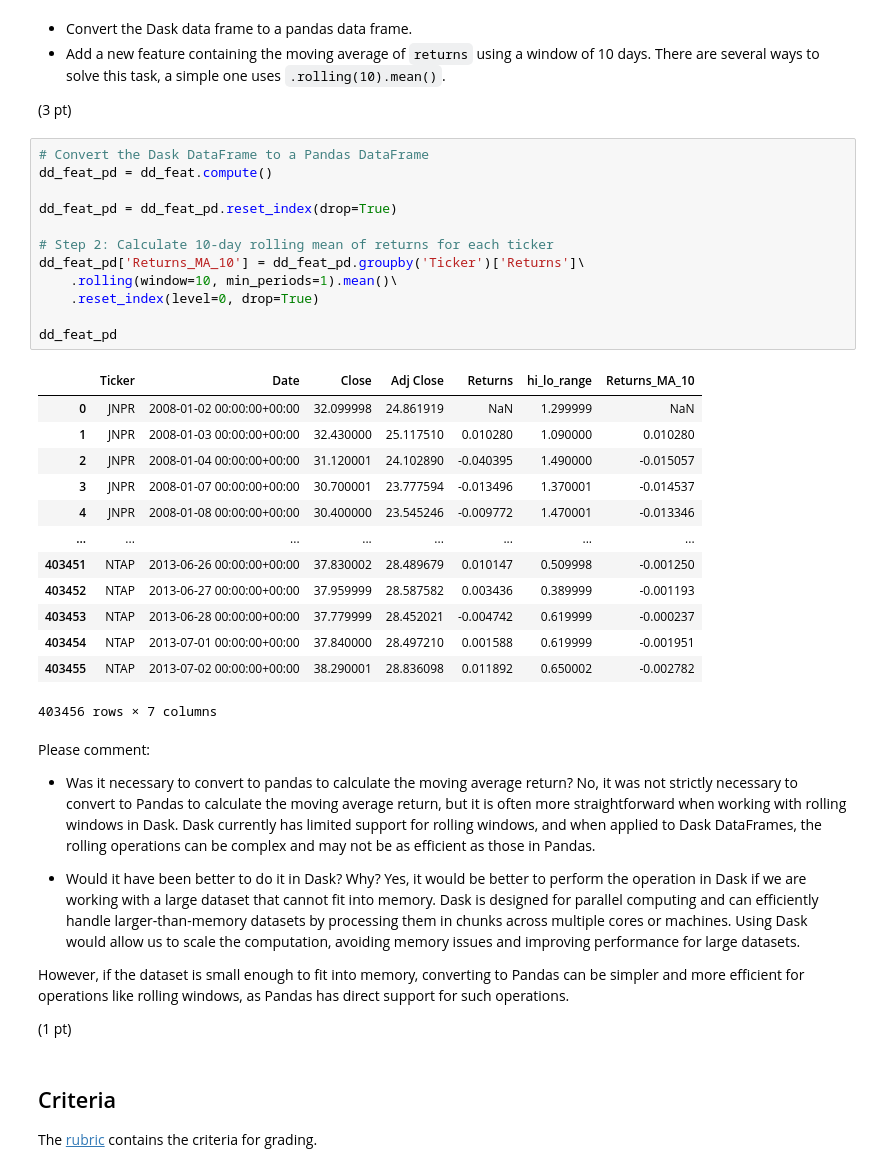
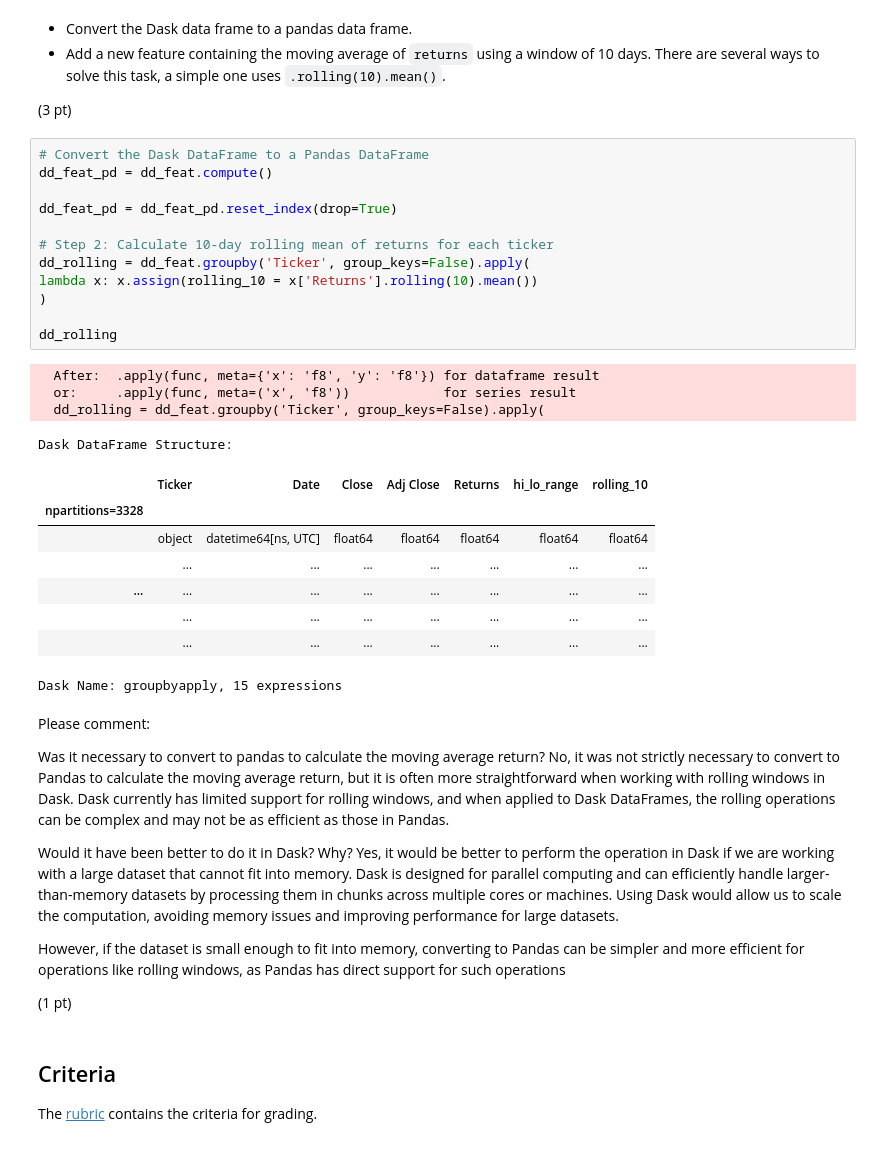
Before and after one commit to Pavandeep93/production, a Jupyter notebook: 02_activities/assignments/assignment_1.ipynb, the cells around one changed output. Cells and saved outputs as stored; diff of their text form.

Commit message:
Rolling average issue fixed

```diff
--- a/02_activities/assignments/assignment_1.ipynb
+++ b/02_activities/assignments/assignment_1.ipynb
@@ -116,39 +113,36 @@ Dask Name: getitem, 14 expressions
 # %%
 # Convert the Dask DataFrame to a Pandas DataFrame
 dd_feat_pd = dd_feat.compute()
 
 dd_feat_pd = dd_feat_pd.reset_index(drop=True)
 
 # Step 2: Calculate 10-day rolling mean of returns for each ticker
-dd_feat_pd['Returns_MA_10'] = dd_feat_pd.groupby('Ticker')['Returns']\
-    .rolling(window=10, min_periods=1).mean()\
-    .reset_index(level=0, drop=True)
+dd_rolling = dd_feat.groupby('Ticker', group_keys=False).apply(
+lambda x: x.assign(rolling_10 = x['Returns'].rolling(10).mean())
+)
 
-dd_feat_pd
+dd_rolling
 # %% [output]
+  After:  .apply(func, meta={'x': 'f8', 'y': 'f8'}) for dataframe result
+  or:     .apply(func, meta=('x', 'f8'))            for series result
+  dd_rolling = dd_feat.groupby('Ticker', group_keys=False).apply(
+Dask DataFrame Structure:
-|  | Ticker | Date | Close | Adj Close | Returns | hi_lo_range | Returns_MA_10 |
-| 0 | JNPR | 2008-01-02 00:00:00+00:00 | 32.099998 | 24.861919 | NaN | 1.299999 | NaN |
-| 1 | JNPR | 2008-01-03 00:00:00+00:00 | 32.430000 | 25.117510 | 0.010280 | 1.090000 | 0.010280 |
-| 2 | JNPR | 2008-01-04 00:00:00+00:00 | 31.120001 | 24.102890 | -0.040395 | 1.490000 | -0.015057 |
-| 3 | JNPR | 2008-01-07 00:00:00+00:00 | 30.700001 | 23.777594 | -0.013496 | 1.370001 | -0.014537 |
-| 4 | JNPR | 2008-01-08 00:00:00+00:00 | 30.400000 | 23.545246 | -0.009772 | 1.470001 | -0.013346 |
+|  | Ticker | Date | Close | Adj Close | Returns | hi_lo_range | rolling_10 |
+| npartitions=3328 |  |  |  |  |  |  |  |
+|  | object | datetime64[ns, UTC] | float64 | float64 | float64 | float64 | float64 |
+|  | ... | ... | ... | ... | ... | ... | ... |
 | ... | ... | ... | ... | ... | ... | ... | ... |
-| 403451 | NTAP | 2013-06-26 00:00:00+00:00 | 37.830002 | 28.489679 | 0.010147 | 0.509998 | -0.001250 |
-| 403452 | NTAP | 2013-06-27 00:00:00+00:00 | 37.959999 | 28.587582 | 0.003436 | 0.389999 | -0.001193 |
-| 403453 | NTAP | 2013-06-28 00:00:00+00:00 | 37.779999 | 28.452021 | -0.004742 | 0.619999 | -0.000237 |
-| 403454 | NTAP | 2013-07-01 00:00:00+00:00 | 37.840000 | 28.497210 | 0.001588 | 0.619999 | -0.001951 |
-| 403455 | NTAP | 2013-07-02 00:00:00+00:00 | 38.290001 | 28.836098 | 0.011892 | 0.650002 | -0.002782 |
+|  | ... | ... | ... | ... | ... | ... | ... |
+|  | ... | ... | ... | ... | ... | ... | ... |
-403456 rows × 7 columns
+Dask Name: groupbyapply, 15 expressions
 # %% [markdown]
 Please comment:
 
-+ Was it necessary to convert to pandas to calculate the moving average return?
-No, it was not strictly necessary to convert to Pandas to calculate the moving average return, but it is often more straightforward when working with rolling windows in Dask. Dask currently has limited support for rolling windows, and when applied to Dask DataFrames, the rolling operations can be complex and may not be as efficient as those in Pandas.
+Was it necessary to convert to pandas to calculate the moving average return? No, it was not strictly necessary to convert to Pandas to calculate the moving average return, but it is often more straightforward when working with rolling windows in Dask. Dask currently has limited support for rolling windows, and when applied to Dask DataFrames, the rolling operations can be complex and may not be as efficient as those in Pandas.
 
-+ Would it have been better to do it in Dask? Why?
-Yes, it would be better to perform the operation in Dask if we are working with a large dataset that cannot fit into memory. Dask is designed for parallel computing and can efficiently handle larger-than-memory datasets by processing them in chunks across multiple cores or machines. Using Dask would allow us to scale the computation, avoiding memory issues and improving performance for large datasets.
+Would it have been better to do it in Dask? Why? Yes, it would be better to perform the operation in Dask if we are working with a large dataset that cannot fit into memory. Dask is designed for parallel computing and can efficiently handle larger-than-memory datasets by processing them in chunks across multiple cores or machines. Using Dask would allow us to scale the computation, avoiding memory issues and improving performance for large datasets.
 
-However, if the dataset is small enough to fit into memory, converting to Pandas can be simpler and more efficient for operations like rolling windows, as Pandas has direct support for such operations.
+However, if the dataset is small enough to fit into memory, converting to Pandas can be simpler and more efficient for operations like rolling windows, as Pandas has direct support for such operations
 
 (1 pt)
 # %% [markdown]
```
Also changed, not shown: parts of 1 cell of this notebook.
